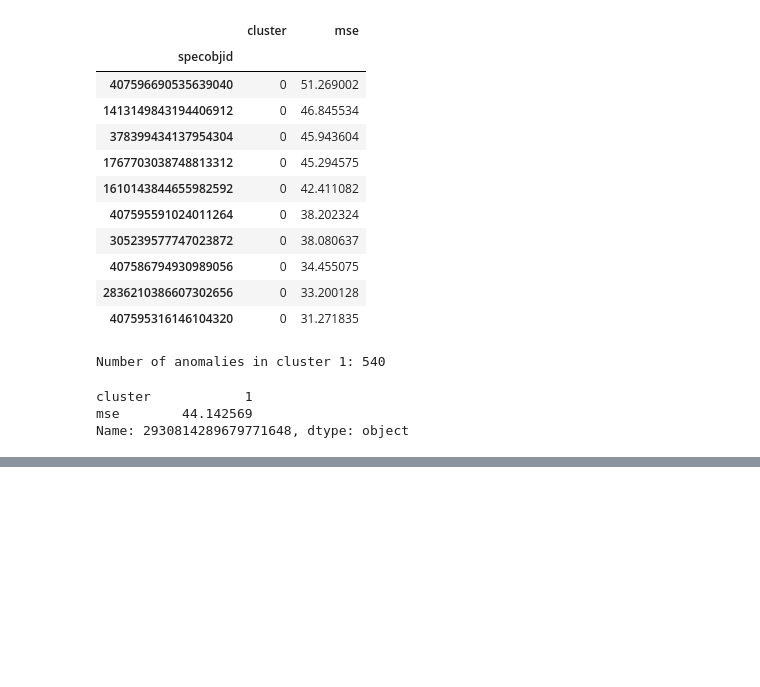
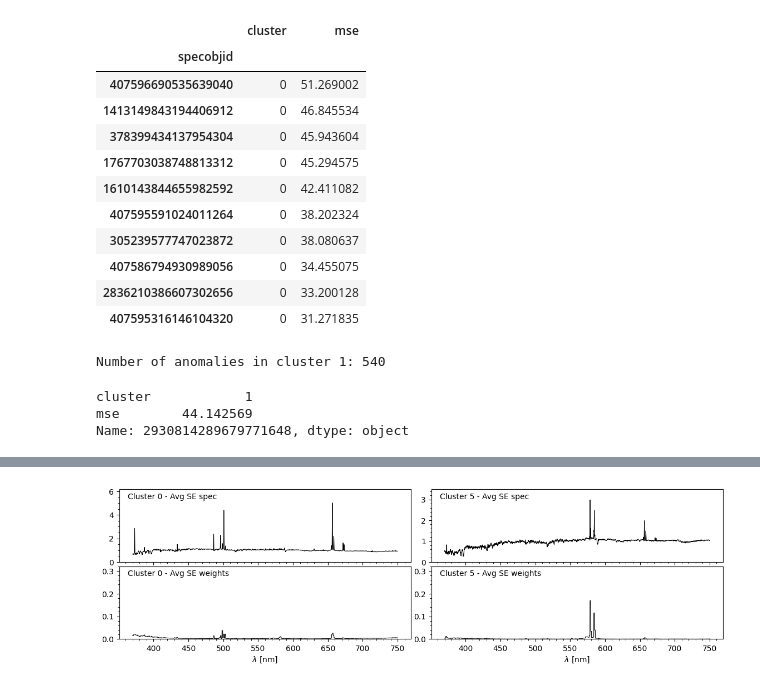
Before and after one commit to ed-ortizm/xai-astronomy, a Jupyter notebook: thesis/04_clustering_xai/03_se_cluster_analysis.ipynb, the cells around one changed output, grey strips where cells are left out. Drawn from its saved outputs; the diff is of its cells as text; code cells hidden in the pictures; blank space fills up the shorter version.

Commit message:
feature: add more comprehensive statast for clustering in SE anomalies

```diff
--- a/thesis/04_clustering_xai/03_se_cluster_analysis.ipynb
+++ b/thesis/04_clustering_xai/03_se_cluster_analysis.ipynb
@@ -907,0 +959,8 @@ Name: 2930814289679771648, dtype: object
+# %%
+# Cluster 0
+avg_weights_0 = weights_dict["weights_cluster_dict"][0].mean(axis=0)
+avg_spec_0 = weights_dict["spectra_cluster_dict"][0].mean(axis=0)
+
+# Cluster 5
+avg_weights_5 = weights_dict["weights_cluster_dict"][5].mean(axis=0)
+avg_spec_5 = weights_dict["spectra_cluster_dict"][5].mean(axis=0)
@@ -907,0 +969,84 @@ Name: 2930814289679771648, dtype: object
+# %%
+lw = 0.75
+
+fig, axs = plt.subplots(
+    nrows=2, ncols=2,
+    figsize=(14, 3.5),
+    sharex=True,
+    sharey=False,
+)
+
+# Cluster 0
+axs[0, 0].plot(wave_nm, avg_spec_0, color="black", linewidth=lw)
+
+y_lims = (0, 6.2)
+y_ticks = np.arange(0, 7, 2)
+axs[0, 0].set_ylim(y_lims)
+axs[0, 0].set_yticks(y_ticks)
+
+# weights
+axs[1, 0].plot(wave_nm, avg_weights_0, color="black", linewidth=lw)
+
+# ------------------------------------------------------------------
+# Cluster 5
+axs[0, 1].plot(wave_nm, avg_spec_5, color="black", linewidth=lw)
+y_lims = (0, 3.5)
+y_ticks = np.arange(0, 4, 1)
+axs[0, 1].set_ylim(y_lims)
+axs[0, 1].set_yticks(y_ticks)
+
+
+# weights
+axs[1, 1].plot(wave_nm, avg_weights_5, color="black", linewidth=lw)
+# --------------------------------------------------------------------
+y_lims = (0, 0.32)
+y_ticks = np.arange(0, 0.32, 0.1)
+# y_lims = (0, 0.045)
+# y_ticks = np.arange(0, 0.045, 0.02)
+axs[1, 0].set_ylim(y_lims)
+axs[1, 0].set_yticks(y_ticks)
+
+# y_lims = (0, 0.21)
+# y_ticks = np.arange(0, 0.21, 0.1)
+axs[1, 1].set_ylim(y_lims)
+axs[1, 1].set_yticks(y_ticks)
+# wavelength
+axs[1, 0].set_xlabel(r"$\lambda$ [nm]")
+axs[1, 1].set_xlabel(r"$\lambda$ [nm]")
+
+# set minor ticks on
+for ax in axs.flatten():
+    ax.minorticks_on()
+
+# add text cluster 0
+axs[0, 0].text(
+    0.03, 0.95, 'Cluster 0 - Avg SE spec', transform=axs[0, 0].transAxes,
+    # fontsize=14,
+    verticalalignment='top',
+)
+
+axs[1, 0].text(
+    0.03, 0.95, 'Cluster 0 - Avg SE weights', transform=axs[1, 0].transAxes,
+    # fontsize=14,
+    verticalalignment='top',
+)
+
+# add text cluster 5
+axs[0, 1].text(
+    0.03, 0.95, 'Cluster 5 - Avg SE spec', transform=axs[0, 1].transAxes,
+    # fontsize=14,
+    verticalalignment='top',
+)
+axs[1, 1].text(
+    0.03, 0.95, 'Cluster 5 - Avg SE weights', transform=axs[1, 1].transAxes,
+    # fontsize=14,
+    verticalalignment='top',
+)
+
+plt.subplots_adjust(hspace=0.06, wspace=0.07)
+plt.show()
+# # save fig
+# fname = 'se_cluster_0_5'
+# fig.savefig(f"{ch_6_dir}/{fname}_avg.pdf", bbox_inches="tight")
+# %% [output]
+[figure, added]
```
Also changed, not shown: parts of 24 cells of this notebook, 1 other file.
